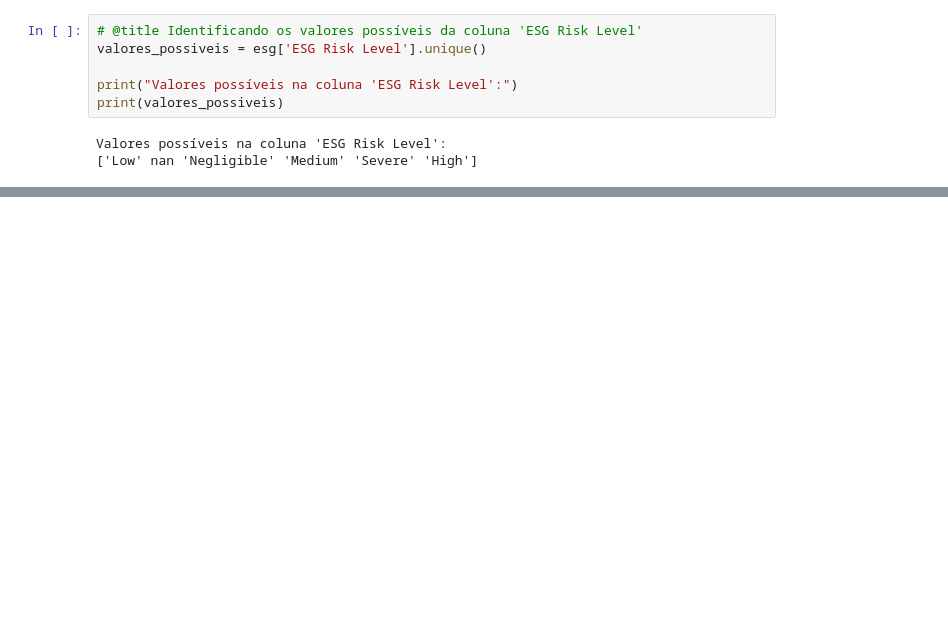
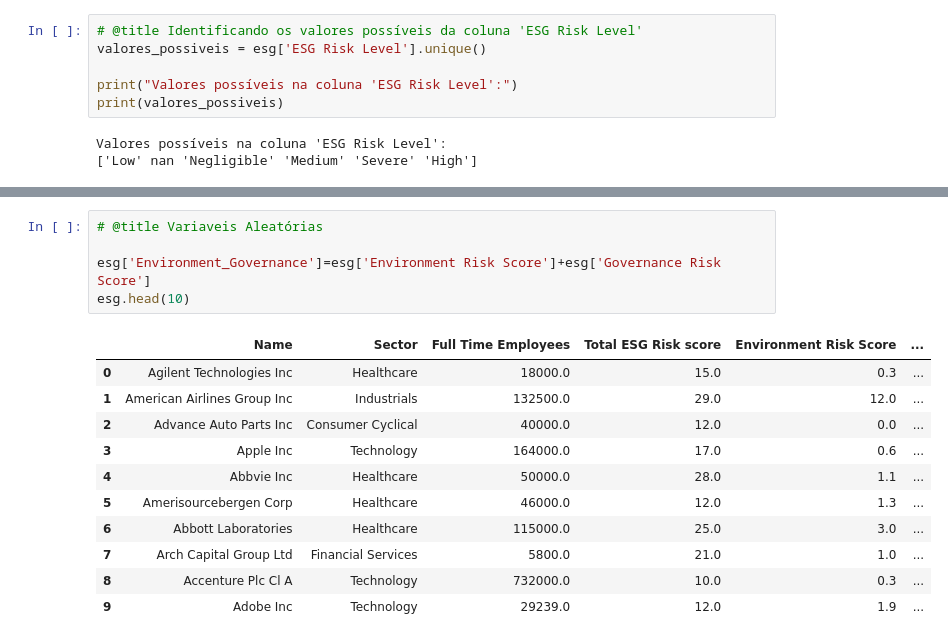
Before and after one commit to maluvsb/DatasetESG, a Jupyter notebook: esg_dataset.ipynb, the cells around one changed output, grey strips where cells are left out. Cells and saved outputs as stored; diff of their text form; blank space fills up the shorter version.

```diff
--- a/esg_dataset.ipynb
+++ b/esg_dataset.ipynb
@@ -402,0 +743,17 @@ Valores possíveis na coluna 'ESG Risk Level':
+# %%
+# @title Variaveis Aleatórias
+
+esg['Environment_Governance']=esg['Environment Risk Score']+esg['Governance Risk Score']
+esg.head(10)
+# %% [output]
+|  | Name | Sector | Full Time Employees | Total ESG Risk score | Environment Risk Score | ... |
+| 0 | Agilent Technologies Inc | Healthcare | 18000.0 | 15.0 | 0.3 | ... |
+| 1 | American Airlines Group Inc | Industrials | 132500.0 | 29.0 | 12.0 | ... |
+| 2 | Advance Auto Parts Inc | Consumer Cyclical | 40000.0 | 12.0 | 0.0 | ... |
+| 3 | Apple Inc | Technology | 164000.0 | 17.0 | 0.6 | ... |
+| 4 | Abbvie Inc | Healthcare | 50000.0 | 28.0 | 1.1 | ... |
+| 5 | Amerisourcebergen Corp | Healthcare | 46000.0 | 12.0 | 1.3 | ... |
+| 6 | Abbott Laboratories | Healthcare | 115000.0 | 25.0 | 3.0 | ... |
+| 7 | Arch Capital Group Ltd | Financial Services | 5800.0 | 21.0 | 1.0 | ... |
+| 8 | Accenture Plc Cl A | Technology | 732000.0 | 10.0 | 0.3 | ... |
+| 9 | Adobe Inc | Technology | 29239.0 | 12.0 | 1.9 | ... |
```
Also changed, not shown: parts of 43 cells of this notebook.
